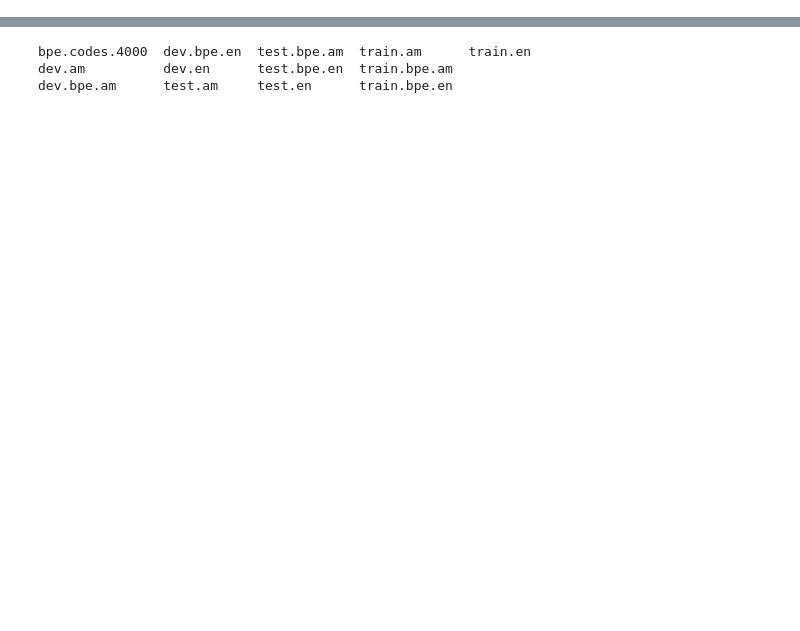
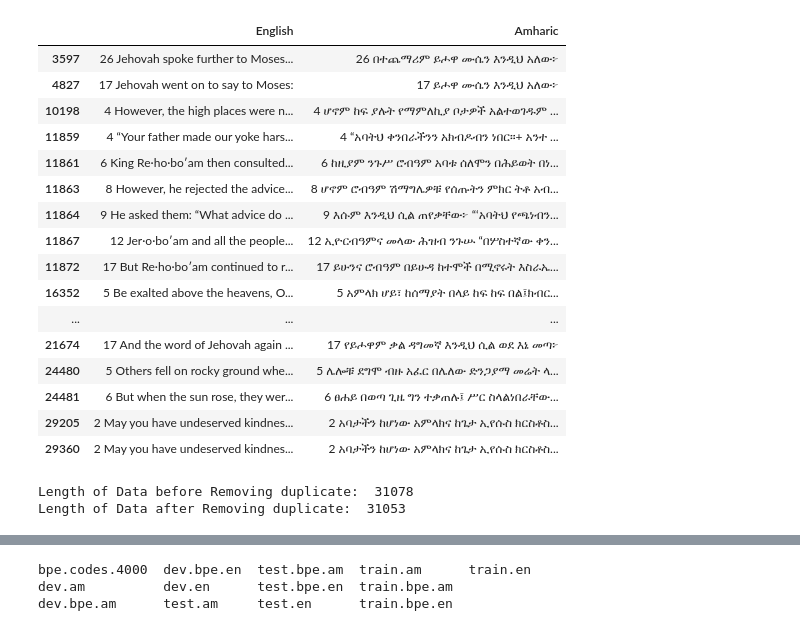
Before and after one commit to masakhane-io/masakhane-mt, a Jupyter notebook: en-am/jw300-amharic-baseline/English_to_Amharic.ipynb, the cells around one changed output, grey strips where cells are left out. Saved outputs shown, nothing was run; the diff lists cells and outputs as text; code cells hidden in the pictures; blank space fills up the shorter version.

Commit message:
Removing duplicates in the dataset.

```diff
--- a/en-am/jw300-amharic-baseline/English_to_Amharic.ipynb
+++ b/en-am/jw300-amharic-baseline/English_to_Amharic.ipynb
@@ -45,5 +41,32 @@ data.head()
+# %%
+data[data.duplicated()]
+# %% [output]
+|  | English | Amharic |
+| 3597 | 26 Jehovah spoke further to Moses... | 26 በተጨማሪም ይሖዋ ሙሴን እንዲህ አለው፦ |
+| 4827 | 17 Jehovah went on to say to Moses: | 17 ይሖዋ ሙሴን እንዲህ አለው፦ |
+| 10198 | 4 However, the high places were n... | 4 ሆኖም ከፍ ያሉት የማምለኪያ ቦታዎች አልተወገዱም ... |
+| 11859 | 4 “Your father made our yoke hars... | 4 “አባትህ ቀንበራችንን አክብዶብን ነበር።+ አንተ ... |
+| 11861 | 6 King Re·ho·boʹam then consulted... | 6 ከዚያም ንጉሥ ሮብዓም አባቱ ሰለሞን በሕይወት በነ... |
+| 11863 | 8 However, he rejected the advice... | 8 ሆኖም ሮብዓም ሽማግሌዎቹ የሰጡትን ምክር ትቶ አብ... |
+| 11864 | 9 He asked them: “What advice do ... | 9 እሱም እንዲህ ሲል ጠየቃቸው፦ “‘አባትህ የጫነብን... |
+| 11867 | 12 Jer·o·boʹam and all the people... | 12 ኢዮርብዓምና መላው ሕዝብ ንጉሡ “በሦስተኛው ቀን... |
+| 11872 | 17 But Re·ho·boʹam continued to r... | 17 ይሁንና ሮብዓም በይሁዳ ከተሞች በሚኖሩት እስራኤ... |
+| 16352 | 5 Be exalted above the heavens, O... | 5 አምላክ ሆይ፣ ከሰማያት በላይ ከፍ ከፍ በል፤ክብር... |
+| ... | ... | ... |
+| 21674 | 17 And the word of Jehovah again ... | 17 የይሖዋም ቃል ዳግመኛ እንዲህ ሲል ወደ እኔ መጣ፦ |
+| 24480 | 5 Others fell on rocky ground whe... | 5 ሌሎቹ ደግሞ ብዙ አፈር በሌለው ድንጋያማ መሬት ላ... |
+| 24481 | 6 But when the sun rose, they wer... | 6 ፀሐይ በወጣ ጊዜ ግን ተቃጠሉ፤ ሥር ስላልነበራቸው... |
+| 29205 | 2 May you have undeserved kindnes... | 2 አባታችን ከሆነው አምላክና ከጌታ ኢየሱስ ክርስቶስ... |
+| 29360 | 2 May you have undeserved kindnes... | 2 አባታችን ከሆነው አምላክና ከጌታ ኢየሱስ ክርስቶስ... |
 # %%
 data = data.rename(columns={"English":"source_sentence", "Amharic":"target_sentence"})
+# %%
+print("Length of Data before Removing duplicate: ",len(data))
+data = data.drop_duplicates()
+print("Length of Data after Removing duplicate: ",len(data))
+# %% [output]
+Length of Data before Removing duplicate:  31078
+Length of Data after Removing duplicate:  31053
 # %%
 # Do the split between dev/test/train and create parallel corpora
 num_dev_patterns = 1000
```
Also changed, not shown: parts of 11 cells of this notebook, 2 other files.
